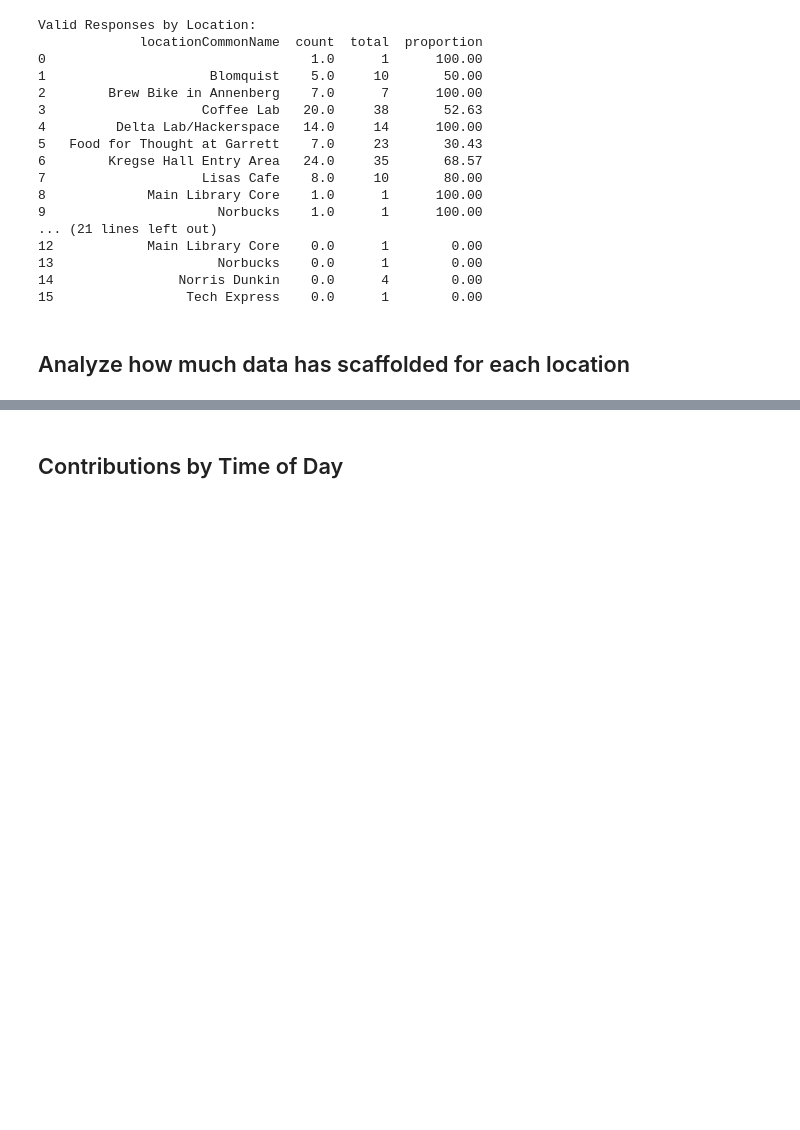
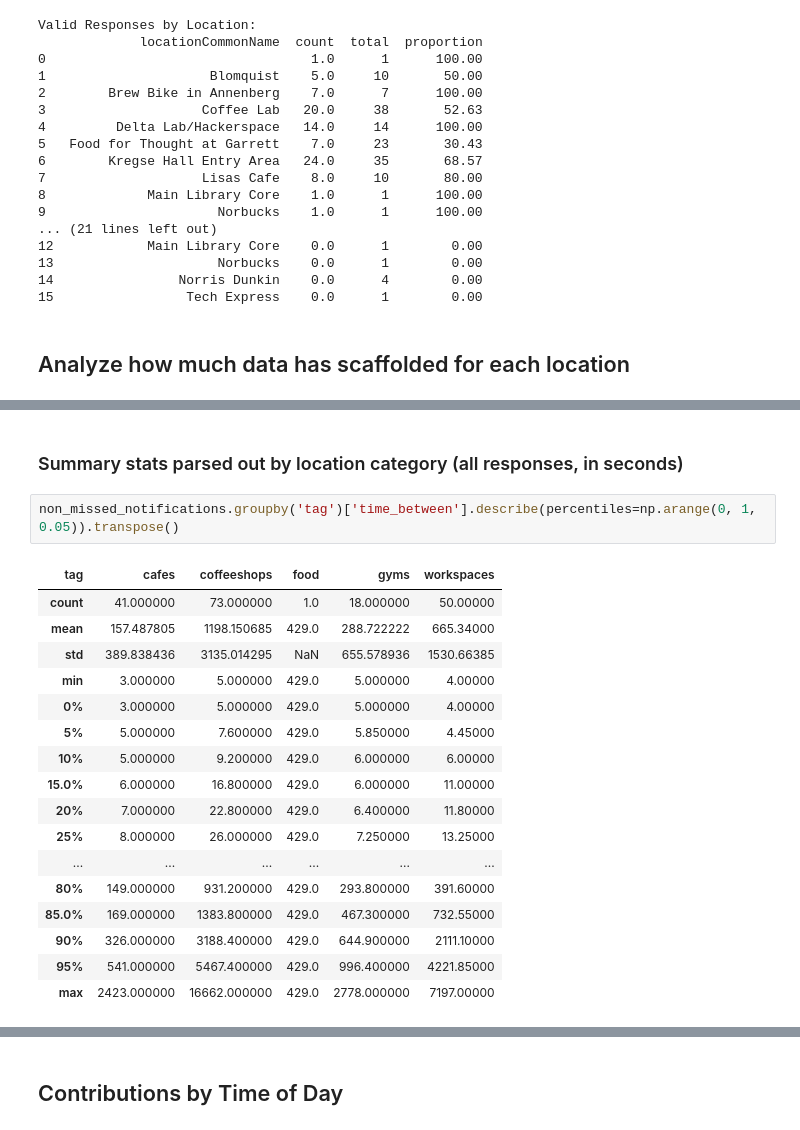
Before and after one commit to NUDelta/les-study-analysis, a Jupyter notebook: explore-study-analysis.ipynb, the cells around one changed output, grey strips where cells are left out. Saved outputs shown, nothing was run; the diff lists cells and outputs as text; blank space fills up the shorter version.

```diff
--- a/explore-study-analysis.ipynb
+++ b/explore-study-analysis.ipynb
@@ -351,0 +455,22 @@ max     4.000000
+# %% [markdown]
+### Summary stats parsed out by location category (all responses, in seconds)
+# %%
+non_missed_notifications.groupby('tag')['time_between'].describe(percentiles=np.arange(0, 1, 0.05)).transpose()
+# %% [output]
+| tag | cafes | coffeeshops | food | gyms | workspaces |
+| count | 41.000000 | 73.000000 | 1.0 | 18.000000 | 50.00000 |
+| mean | 157.487805 | 1198.150685 | 429.0 | 288.722222 | 665.34000 |
+| std | 389.838436 | 3135.014295 | NaN | 655.578936 | 1530.66385 |
+| min | 3.000000 | 5.000000 | 429.0 | 5.000000 | 4.00000 |
+| 0% | 3.000000 | 5.000000 | 429.0 | 5.000000 | 4.00000 |
+| 5% | 5.000000 | 7.600000 | 429.0 | 5.850000 | 4.45000 |
+| 10% | 5.000000 | 9.200000 | 429.0 | 6.000000 | 6.00000 |
+| 15.0% | 6.000000 | 16.800000 | 429.0 | 6.000000 | 11.00000 |
+| 20% | 7.000000 | 22.800000 | 429.0 | 6.400000 | 11.80000 |
+| 25% | 8.000000 | 26.000000 | 429.0 | 7.250000 | 13.25000 |
+| ... | ... | ... | ... | ... | ... |
+| 80% | 149.000000 | 931.200000 | 429.0 | 293.800000 | 391.60000 |
+| 85.0% | 169.000000 | 1383.800000 | 429.0 | 467.300000 | 732.55000 |
+| 90% | 326.000000 | 3188.400000 | 429.0 | 644.900000 | 2111.10000 |
+| 95% | 541.000000 | 5467.400000 | 429.0 | 996.400000 | 4221.85000 |
+| max | 2423.000000 | 16662.000000 | 429.0 | 2778.000000 | 7197.00000 |
```
Also changed, not shown: parts of 15 cells of this notebook.
